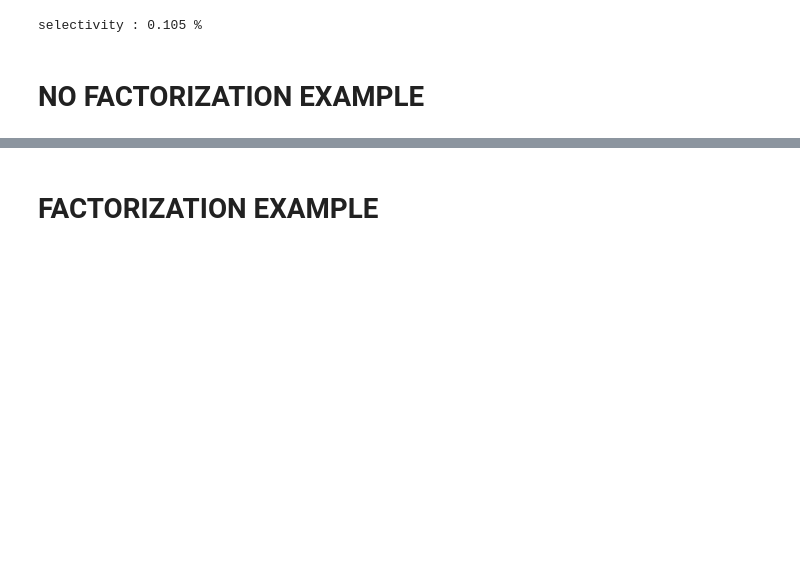
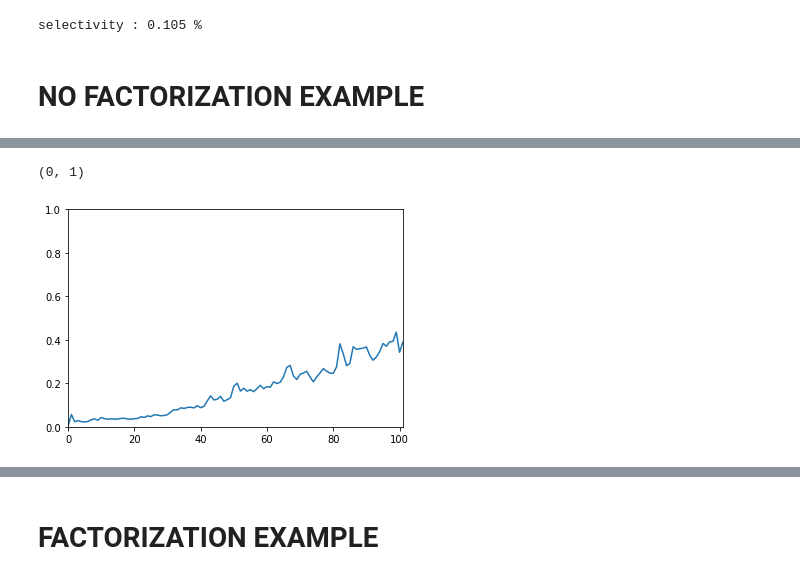
Before and after one commit to AIDEmeProject/PythonMiddleware, a Jupyter notebook: example.ipynb, the cells around one changed output, grey strips where cells are left out. Drawn from its saved outputs; the diff is of its cells as text; code cells hidden in the pictures; blank space fills up the shorter version.

```diff
--- a/example.ipynb
+++ b/example.ipynb
@@ -103,0 +119,6 @@ iter: 11, fscore: 0.021326292271757894, tsm: 0.0
+# %%
+df['iter_time'].plot()
+plt.ylim([0, 1])
+# %% [output]
+(0, 1)
+[figure, added]
```
Also changed, not shown: parts of 4 cells of this notebook, 6 other files.
